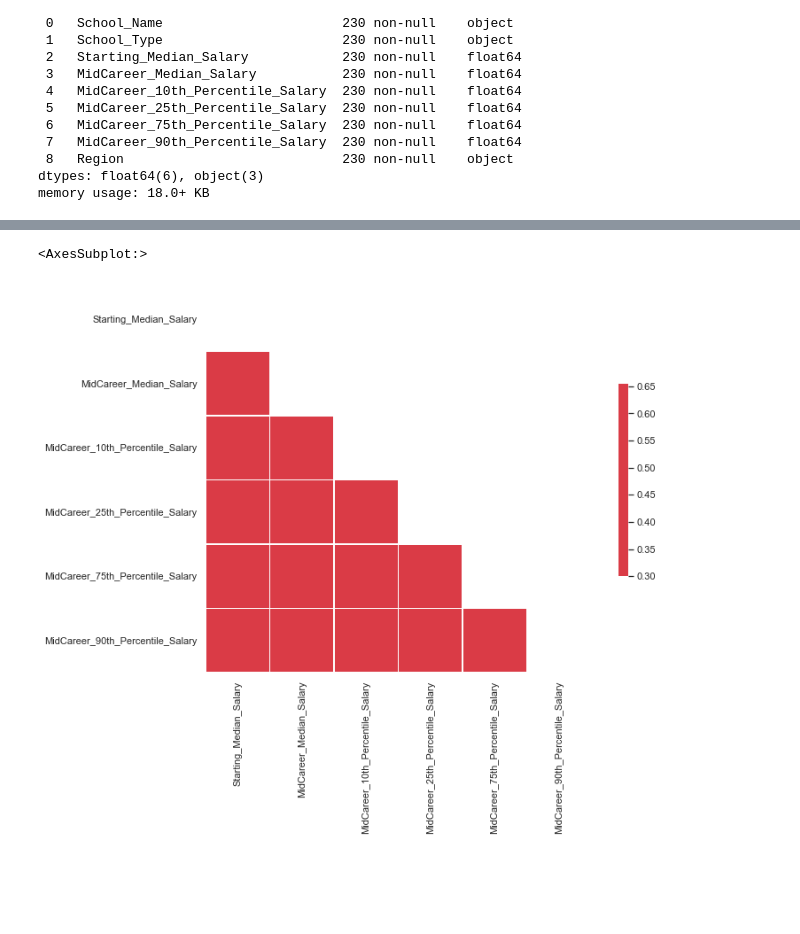
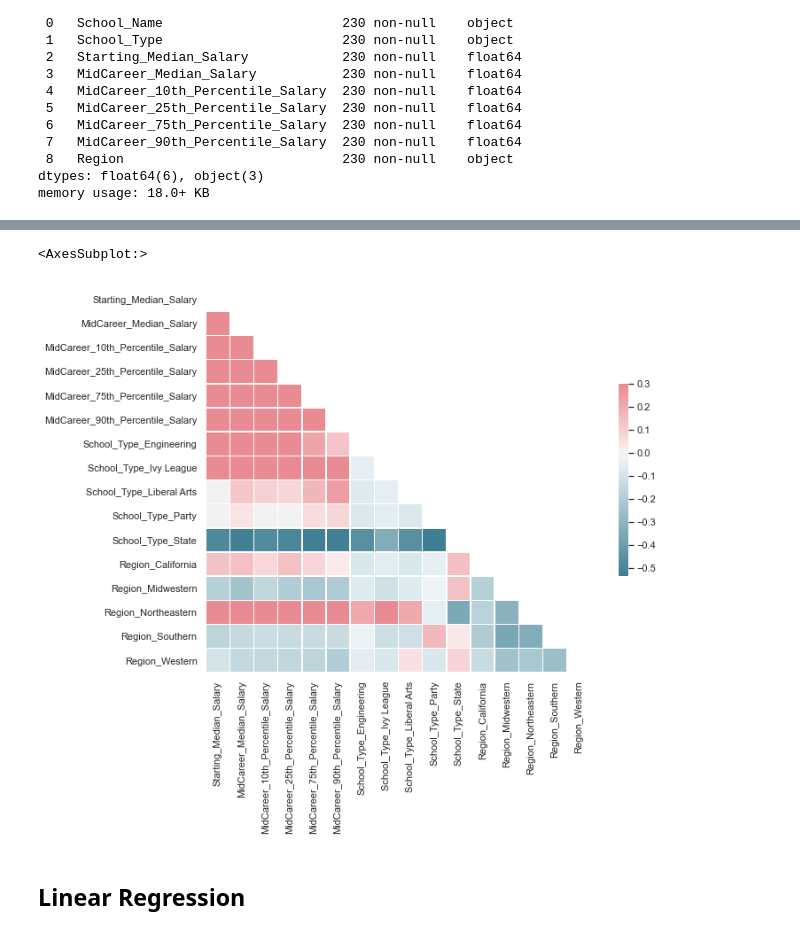
Before and after one commit to samcches/where_college_pays_off, a Jupyter notebook: where-college-pays-off.ipynb, the cells around one changed output, grey strips where cells are left out. Drawn from its saved outputs; the diff is of its cells as text; code cells hidden in the pictures; blank space fills up the shorter version.

Commit message:
linear regression added

```diff
--- a/where-college-pays-off.ipynb
+++ b/where-college-pays-off.ipynb
@@ -335,3 +335,6 @@ Data columns (total 9 columns):
  8   Region                            230 non-null    object
 dtypes: float64(6), object(3)
 memory usage: 18.0+ KB
+# %%
+macro_dummies = macro_df.copy()
+macro_dummies
@@ -337,0 +355,3 @@ memory usage: 18.0+ KB
+# %%
+macro_dummies = macro_dummies.drop(labels="School_Name", axis=1)
+macro_dummies
@@ -337,0 +372,3 @@ memory usage: 18.0+ KB
+# %%
+macro_dummies = pd.get_dummies(macro_dummies, prefix=['School_Type', 'Region'], columns=['School_Type', 'Region'])
+macro_dummies
@@ -338,22 +389,22 @@ memory usage: 18.0+ KB
 # %%
 import seaborn as sns
 import matplotlib.pyplot as plt
 %matplotlib inline
 
 sns.set(style="white")
 
 
-corr = macro_df.corr()
+corr = macro_dummies.corr()
 
 mask = np.zeros_like(corr, dtype=np.bool)
 mask[np.triu_indices_from(mask)] = True
 
 
 f, ax = plt.subplots(figsize=(11, 8))
 
 cmap = sns.diverging_palette(220, 10, as_cmap=True)
 
 sns.heatmap(corr, mask=mask, cmap=cmap, vmax=.3, center=0, square=True, linewidths=.5, cbar_kws= {"shrink": .5})
 # %% [output]
 <AxesSubplot:>
-[figure, old version]
+[figure, new version]
@@ -465,0 +411,2 @@ data = pd.get_dummies(data, columns=one_hot_encode_cols)
+# %% [markdown]
+## Linear Regression
```
Also changed, not shown: parts of 40 cells of this notebook, 1 other file.
